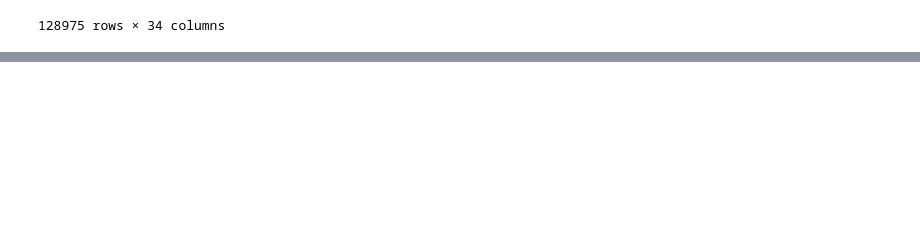
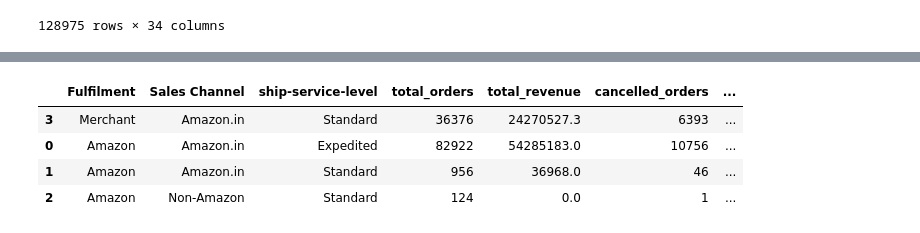
Before and after one commit to r-tavakoli/ai-ml-exercises, a Jupyter notebook: pandas/010_ecommerce_sales_amazon.ipynb, the cells around one changed output, grey strips where cells are left out. Cells and saved outputs as stored; diff of their text form; code cells hidden in the pictures; blank space fills up the shorter version.

Commit message:
step 3 of ecommerce sales amazon completed

```diff
--- a/pandas/010_ecommerce_sales_amazon.ipynb
+++ b/pandas/010_ecommerce_sales_amazon.ipynb
@@ -8,6 +8,7 @@ from datetime import datetime
 # %%
 # ref: https://www.kaggle.com/datasets/thedevastator/unlock-profits-with-e-commerce-sales-data
 data = pd.read_csv('../datasets/Amazon Sale Report.csv', parse_dates=['Date'])
+data.columns = data.columns.str.strip()
 data
 # %% [output]
 |  | index | Order ID | Date | Status | Fulfilment | Sales Channel | ship-service-level | Style | SKU | ... |
@@ -180,0 +202,28 @@ data
+# %%
+fulfilment_efficiency = (
+    data.groupby(['Fulfilment', 'Sales Channel', 'ship-service-level'], observed=True)
+        .agg(
+        total_orders = ('Order ID', 'nunique'),
+        total_revenue = ('Amount', 'sum'),
+        cancelled_orders = ('Order ID', lambda x: data.loc[x.index, 'order_outcome'].eq('Cancelled').groupby(x).any().sum()), # count distinct of Order ID
+        returned_orders = ('Order ID', lambda x: data.loc[x.index, 'order_outcome'].eq('Returned').groupby(x).any().sum()), # count distinct of Order ID
+        total_qty = ('Qty', 'sum')
+    ).reset_index().round(2)
+)
+
+fulfilment_efficiency['aov'] = (fulfilment_efficiency['total_revenue']  / fulfilment_efficiency['total_orders']).round(2)
+fulfilment_efficiency['cancellation_rate'] = (fulfilment_efficiency['cancelled_orders'] * 100  / fulfilment_efficiency['total_orders']).round(2)
+fulfilment_efficiency['return_rate'] = (fulfilment_efficiency['returned_orders'] * 100 / fulfilment_efficiency['total_orders']).round(2)
+fulfilment_efficiency['revenue_leakage_rate'] = (
+    (fulfilment_efficiency['returned_orders'] + fulfilment_efficiency['cancelled_orders'] ) * 100 / fulfilment_efficiency['total_orders']
+).round(2)
+fulfilment_efficiency['average_qty_per_order'] = (fulfilment_efficiency['total_qty'] / fulfilment_efficiency['total_orders']).round(2)
+
+
+fulfilment_efficiency.sort_values(by=['revenue_leakage_rate'], ascending=False)
+# %% [output]
+|  | Fulfilment | Sales Channel | ship-service-level | total_orders | total_revenue | cancelled_orders | ... |
+| 3 | Merchant | Amazon.in | Standard | 36376 | 24270527.3 | 6393 | ... |
+| 0 | Amazon | Amazon.in | Expedited | 82922 | 54285183.0 | 10756 | ... |
+| 1 | Amazon | Amazon.in | Standard | 956 | 36968.0 | 46 | ... |
+| 2 | Amazon | Non-Amazon | Standard | 124 | 0.0 | 1 | ... |
```
Also changed, not shown: parts of 1 cell of this notebook, 2 other files.
